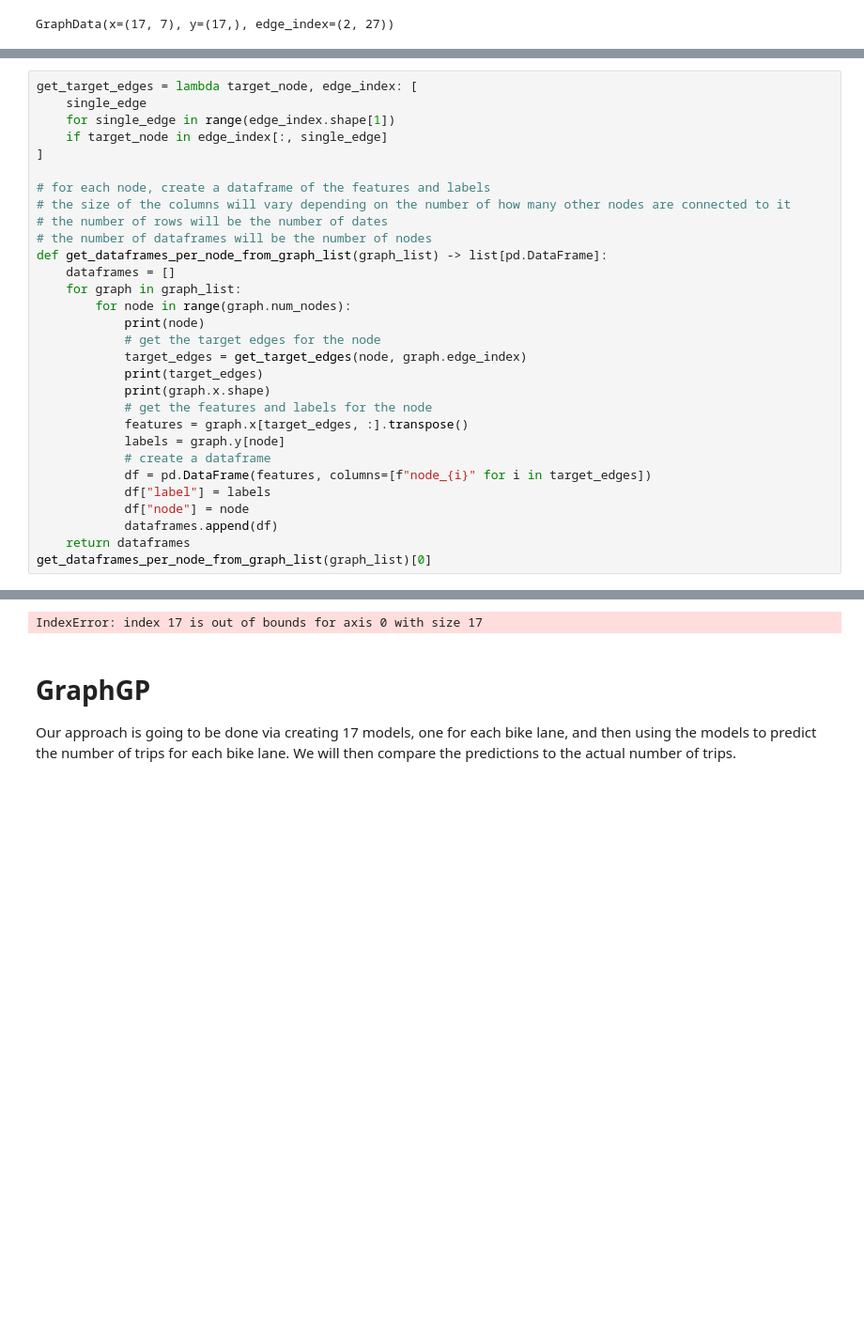
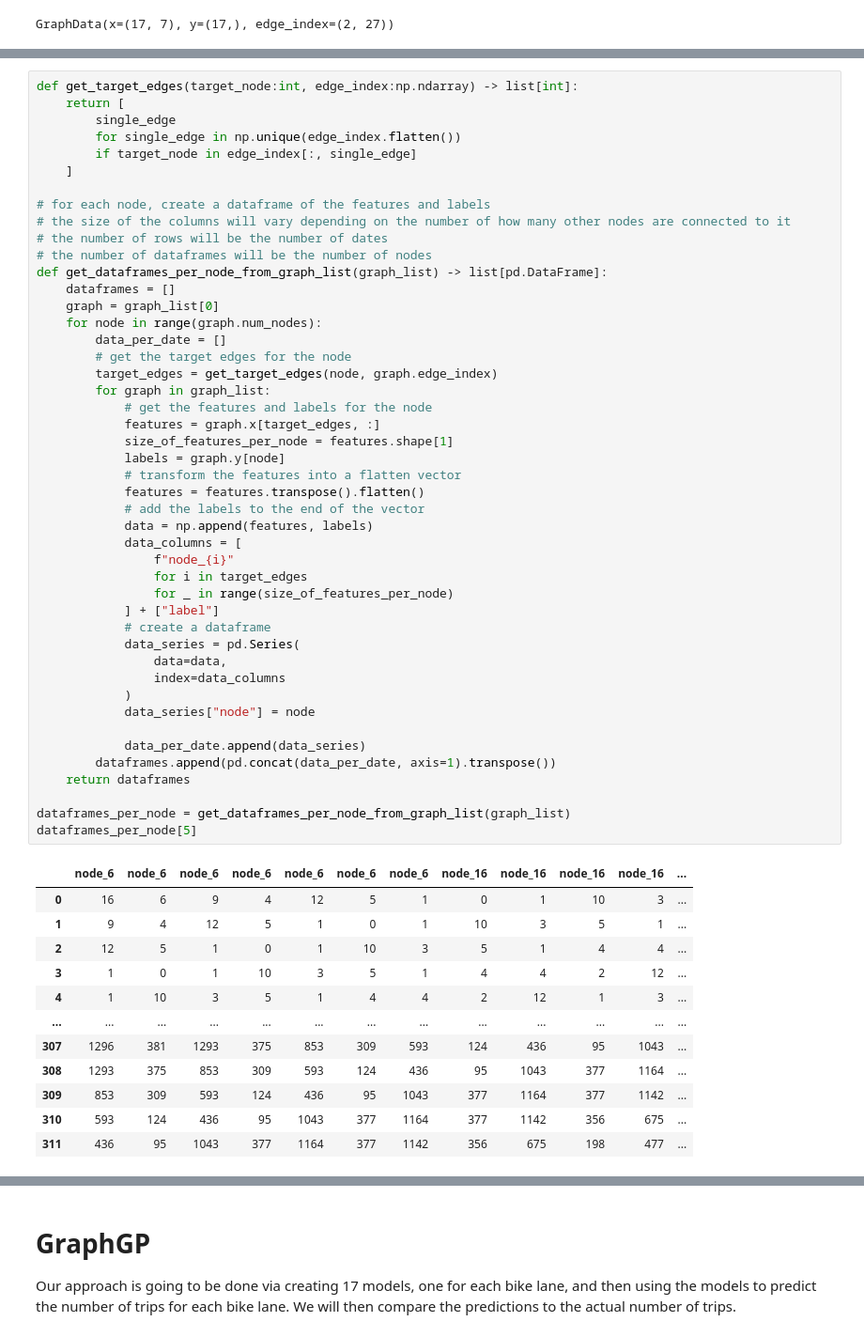
Before and after one commit to ufabc-bcc/srbench-competition-2023-track-2-c-bio-ufpr, a Jupyter notebook: graphGP.ipynb, the cells around one changed output, grey strips where cells are left out. Shown at 94% size. Drawn from its saved outputs; the diff is of its cells as text; blank space fills up the shorter version.

Commit message:
feat: finishing data processing

```diff
--- a/graphGP.ipynb
+++ b/graphGP.ipynb
@@ -229,31 +236,59 @@ GraphData(x=(17, 7), y=(17,), edge_index=(2, 27))
 # %%
-get_target_edges = lambda target_node, edge_index: [
-    single_edge
-    for single_edge in range(edge_index.shape[1])
-    if target_node in edge_index[:, single_edge]
-]
+def get_target_edges(target_node:int, edge_index:np.ndarray) -> list[int]:
+    return [
+        single_edge
+        for single_edge in np.unique(edge_index.flatten())
+        if target_node in edge_index[:, single_edge]
+    ]
 
 # for each node, create a dataframe of the features and labels
 # the size of the columns will vary depending on the number of how many other nodes are connected to it
 # the number of rows will be the number of dates
 # the number of dataframes will be the number of nodes
 def get_dataframes_per_node_from_graph_list(graph_list) -> list[pd.DataFrame]:
     dataframes = []
-    for graph in graph_list:
-        for node in range(graph.num_nodes):
-            print(node)
-            # get the target edges for the node
-            target_edges = get_target_edges(node, graph.edge_index)
-            print(target_edges)
-            print(graph.x.shape)
+    graph = graph_list[0]
+    for node in range(graph.num_nodes):
+        data_per_date = []
+        # get the target edges for the node
+        target_edges = get_target_edges(node, graph.edge_index)
+        for graph in graph_list:
             # get the features and labels for the node
-            features = graph.x[target_edges, :].transpose()
+            features = graph.x[target_edges, :]
+            size_of_features_per_node = features.shape[1]
             labels = graph.y[node]
+            # transform the features into a flatten vector
+            features = features.transpose().flatten()
+            # add the labels to the end of the vector
+            data = np.append(features, labels)
+            data_columns = [
+                f"node_{i}"
+                for i in target_edges
+                for _ in range(size_of_features_per_node)
+            ] + ["label"]
             # create a dataframe
-            df = pd.DataFrame(features, columns=[f"node_{i}" for i in target_edges])
-            df["label"] = labels
-            df["node"] = node
-            dataframes.append(df)
+            data_series = pd.Series(
+                data=data,
+                index=data_columns
+            )
+            data_series["node"] = node
+
+            data_per_date.append(data_series)
+        dataframes.append(pd.concat(data_per_date, axis=1).transpose())
     return dataframes
-get_dataframes_per_node_from_graph_list(graph_list)[0]
+
+dataframes_per_node = get_dataframes_per_node_from_graph_list(graph_list)
+dataframes_per_node[5]
 # %% [output]
+|  | node_6 | node_6 | node_6 | node_6 | node_6 | node_6 | node_6 | node_16 | node_16 | node_16 | node_16 | ... |
+| 0 | 16 | 6 | 9 | 4 | 12 | 5 | 1 | 0 | 1 | 10 | 3 | ... |
+| 1 | 9 | 4 | 12 | 5 | 1 | 0 | 1 | 10 | 3 | 5 | 1 | ... |
+| 2 | 12 | 5 | 1 | 0 | 1 | 10 | 3 | 5 | 1 | 4 | 4 | ... |
+| 3 | 1 | 0 | 1 | 10 | 3 | 5 | 1 | 4 | 4 | 2 | 12 | ... |
+| 4 | 1 | 10 | 3 | 5 | 1 | 4 | 4 | 2 | 12 | 1 | 3 | ... |
+| ... | ... | ... | ... | ... | ... | ... | ... | ... | ... | ... | ... | ... |
+| 307 | 1296 | 381 | 1293 | 375 | 853 | 309 | 593 | 124 | 436 | 95 | 1043 | ... |
+| 308 | 1293 | 375 | 853 | 309 | 593 | 124 | 436 | 95 | 1043 | 377 | 1164 | ... |
+| 309 | 853 | 309 | 593 | 124 | 436 | 95 | 1043 | 377 | 1164 | 377 | 1142 | ... |
+| 310 | 593 | 124 | 436 | 95 | 1043 | 377 | 1164 | 377 | 1142 | 356 | 675 | ... |
+| 311 | 436 | 95 | 1043 | 377 | 1164 | 377 | 1142 | 356 | 675 | 198 | 477 | ... |
@@ -278,4 +296,3 @@ get_dataframes_per_node_from_graph_list(graph_list)[0]
-IndexError: index 17 is out of bounds for axis 0 with size 17
 # %% [markdown]
 # GraphGP
 
```
Also changed, not shown: parts of 2 cells of this notebook.
